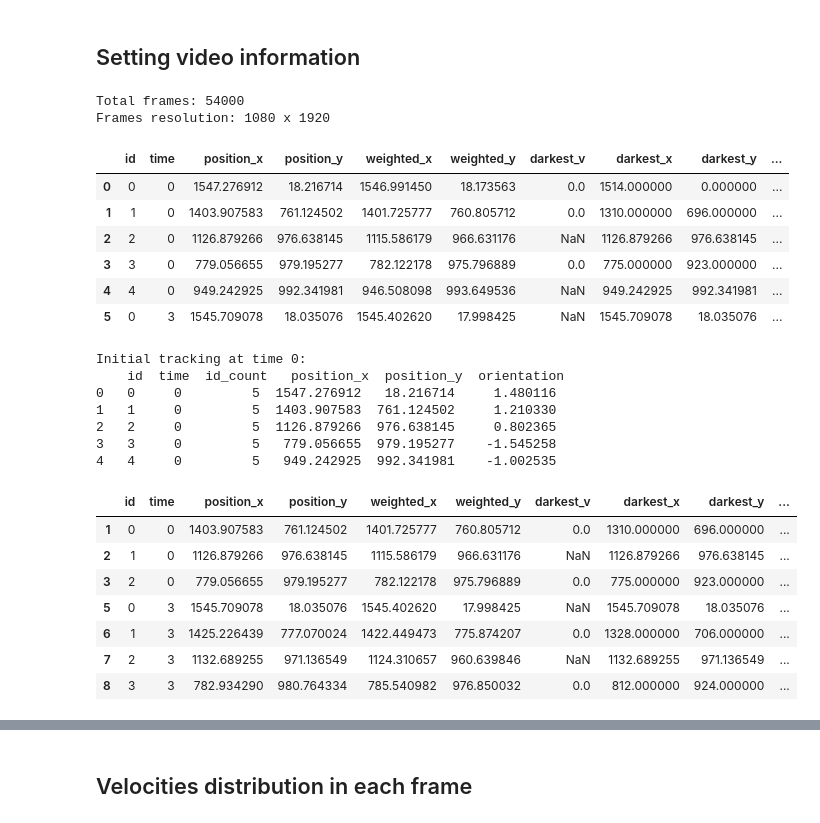
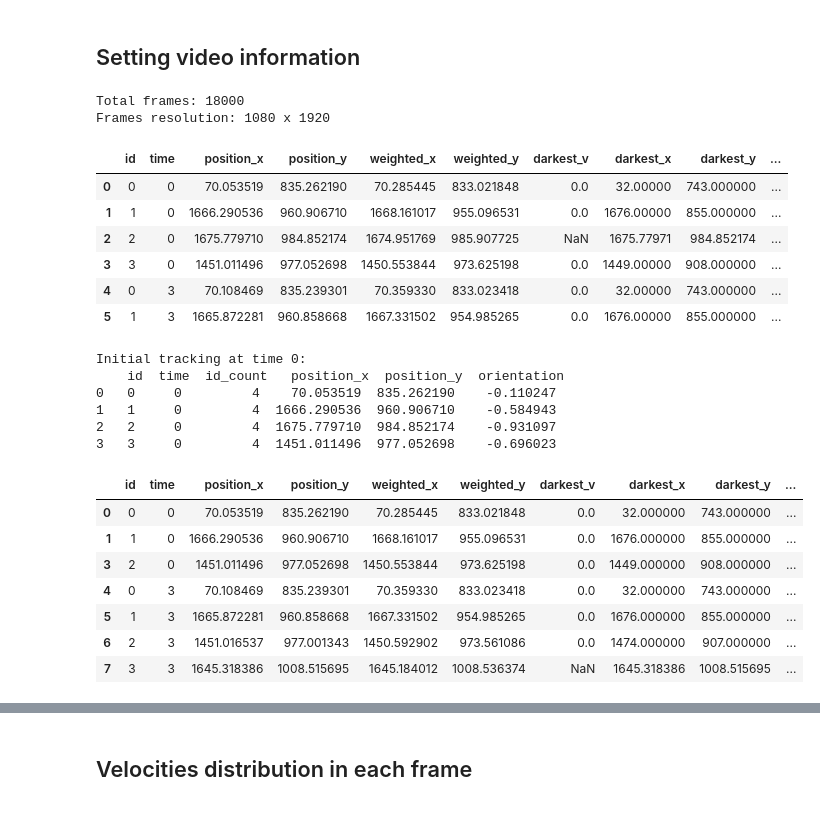
Before and after one commit to fsabrilb/High_Order_Interactions, a Jupyter notebook: tracking_videos/scripts/clustering_particles.ipynb, the cells around one changed output, grey strips where cells are left out. Cells and saved outputs as stored; diff of their text form; code cells hidden in the pictures.

```diff
--- a/tracking_videos/scripts/clustering_particles.ipynb
+++ b/tracking_videos/scripts/clustering_particles.ipynb
@@ -28,12 +28,12 @@ output_path = "../output_files"
 log_path = "../logs"
 input_generation_date = "2025-02-18"
 
-video_name = "3n_2m_1f_240216_1"
+video_name = "3n_2m_1f_240216_2"
 n_particles = int(video_name[0])
 save_figures = True
 save_tracking = True
 x_bounds = [0, 1080]
-y_bounds = [70, 1850]
+y_bounds = [50, 1870]
 x_zoom = [0, 1080]
 y_zoom = [0, 1920]
 # %% [markdown]
@@ -51,12 +51,12 @@ time = 0
 frame = reader.get_data(time)
 print("Frames resolution: {} x {}".format(frame.shape[0], frame.shape[1]))
 # %% [output]
-Total frames: 54000
+Total frames: 18000
 Frames resolution: 1080 x 1920
 # %%
 df_tracked = pd.concat([
-    pd.read_csv("{}/tracked_{}_0.csv".format(output_path, video_name), low_memory=False),
-    pd.read_csv("{}/tracked_{}_1.csv".format(output_path, video_name), low_memory=False)#,
+    pd.read_csv("{}/tracked_{}_0.csv".format(output_path, video_name), low_memory=False)#,
+    # pd.read_csv("{}/tracked_{}_1.csv".format(output_path, video_name), low_memory=False),
     # pd.read_csv("{}/tracked_{}_2.csv".format(output_path, video_name), low_memory=False),
     # pd.read_csv("{}/tracked_{}_3.csv".format(output_path, video_name), low_memory=False)#,
     # pd.read_csv("{}/tracked_{}_4.csv".format(output_path, video_name), low_memory=False),
@@ -72,52 +72,51 @@ if "coords_x" in df_tracked.columns:
 df_tracked.sort_values(["time", "id"]).head(2 * n_particles)
 # %% [output]
 |  | id | time | position_x | position_y | weighted_x | weighted_y | darkest_v | darkest_x | darkest_y | ... |
-| 0 | 0 | 0 | 1547.276912 | 18.216714 | 1546.991450 | 18.173563 | 0.0 | 1514.000000 | 0.000000 | ... |
-| 1 | 1 | 0 | 1403.907583 | 761.124502 | 1401.725777 | 760.805712 | 0.0 | 1310.000000 | 696.000000 | ... |
-| 2 | 2 | 0 | 1126.879266 | 976.638145 | 1115.586179 | 966.631176 | NaN | 1126.879266 | 976.638145 | ... |
-| 3 | 3 | 0 | 779.056655 | 979.195277 | 782.122178 | 975.796889 | 0.0 | 775.000000 | 923.000000 | ... |
-| 4 | 4 | 0 | 949.242925 | 992.341981 | 946.508098 | 993.649536 | NaN | 949.242925 | 992.341981 | ... |
-| 5 | 0 | 3 | 1545.709078 | 18.035076 | 1545.402620 | 17.998425 | NaN | 1545.709078 | 18.035076 | ... |
+| 0 | 0 | 0 | 70.053519 | 835.262190 | 70.285445 | 833.021848 | 0.0 | 32.00000 | 743.000000 | ... |
+| 1 | 1 | 0 | 1666.290536 | 960.906710 | 1668.161017 | 955.096531 | 0.0 | 1676.00000 | 855.000000 | ... |
+| 2 | 2 | 0 | 1675.779710 | 984.852174 | 1674.951769 | 985.907725 | NaN | 1675.77971 | 984.852174 | ... |
+| 3 | 3 | 0 | 1451.011496 | 977.052698 | 1450.553844 | 973.625198 | 0.0 | 1449.00000 | 908.000000 | ... |
+| 4 | 0 | 3 | 70.108469 | 835.239301 | 70.359330 | 833.023418 | 0.0 | 32.00000 | 743.000000 | ... |
+| 5 | 1 | 3 | 1665.872281 | 960.858668 | 1667.331502 | 954.985265 | 0.0 | 1676.00000 | 855.000000 | ... |
 # %%
 # Manual Setup for time = 0
 tracking_0 = df_tracked[df_tracked["time"] == 0]
 cols = ["id", "time", "id_count", "position_x", "position_y", "orientation"]
 print("Initial tracking at time 0:\n", tracking_0[cols])
 
 if tracking_0.shape[0] != n_particles:
     # Manual fitting of initial time tracking
     tracking_0 = tracking_0.drop_duplicates(subset=["id"], keep="first")
-    tracking_0 = tracking_0[tracking_0["id"].isin([1, 2, 3])]
+    tracking_0 = tracking_0[tracking_0["id"].isin([0, 1, 3])]
     tracking_0["id"] = np.arange(n_particles)
     tracking_0["orientation"] = np.array([
-        tracking_0["orientation"].values[0],
+        -tracking_0["orientation"].values[0],
         -tracking_0["orientation"].values[1],
         -tracking_0["orientation"].values[2]
     ])
 
     # Replace the manual setting
     df_tracked = pd.concat([
         tracking_0,
         df_tracked[df_tracked["time"] != 0]
     ]).sort_values(["id", "time"])
 
 df_tracked.sort_values(["time", "id"]).head(2 * n_particles + 1)
 # %% [output]
 Initial tracking at time 0:
     id  time  id_count   position_x  position_y  orientation
-0   0     0         5  1547.276912   18.216714     1.480116
-1   1     0         5  1403.907583  761.124502     1.210330
-2   2     0         5  1126.879266  976.638145     0.802365
-3   3     0         5   779.056655  979.195277    -1.545258
-4   4     0         5   949.242925  992.341981    -1.002535
+0   0     0         4    70.053519  835.262190    -0.110247
+1   1     0         4  1666.290536  960.906710    -0.584943
+2   2     0         4  1675.779710  984.852174    -0.931097
+3   3     0         4  1451.011496  977.052698    -0.696023
 |  | id | time | position_x | position_y | weighted_x | weighted_y | darkest_v | darkest_x | darkest_y | ... |
-| 1 | 0 | 0 | 1403.907583 | 761.124502 | 1401.725777 | 760.805712 | 0.0 | 1310.000000 | 696.000000 | ... |
-| 2 | 1 | 0 | 1126.879266 | 976.638145 | 1115.586179 | 966.631176 | NaN | 1126.879266 | 976.638145 | ... |
-| 3 | 2 | 0 | 779.056655 | 979.195277 | 782.122178 | 975.796889 | 0.0 | 775.000000 | 923.000000 | ... |
-| 5 | 0 | 3 | 1545.709078 | 18.035076 | 1545.402620 | 17.998425 | NaN | 1545.709078 | 18.035076 | ... |
-| 6 | 1 | 3 | 1425.226439 | 777.070024 | 1422.449473 | 775.874207 | 0.0 | 1328.000000 | 706.000000 | ... |
-| 7 | 2 | 3 | 1132.689255 | 971.136549 | 1124.310657 | 960.639846 | NaN | 1132.689255 | 971.136549 | ... |
-| 8 | 3 | 3 | 782.934290 | 980.764334 | 785.540982 | 976.850032 | 0.0 | 812.000000 | 924.000000 | ... |
+| 0 | 0 | 0 | 70.053519 | 835.262190 | 70.285445 | 833.021848 | 0.0 | 32.000000 | 743.000000 | ... |
+| 1 | 1 | 0 | 1666.290536 | 960.906710 | 1668.161017 | 955.096531 | 0.0 | 1676.000000 | 855.000000 | ... |
+| 3 | 2 | 0 | 1451.011496 | 977.052698 | 1450.553844 | 973.625198 | 0.0 | 1449.000000 | 908.000000 | ... |
+| 4 | 0 | 3 | 70.108469 | 835.239301 | 70.359330 | 833.023418 | 0.0 | 32.000000 | 743.000000 | ... |
+| 5 | 1 | 3 | 1665.872281 | 960.858668 | 1667.331502 | 954.985265 | 0.0 | 1676.000000 | 855.000000 | ... |
+| 6 | 2 | 3 | 1451.016537 | 977.001343 | 1450.592902 | 973.561086 | 0.0 | 1474.000000 | 907.000000 | ... |
+| 7 | 3 | 3 | 1645.318386 | 1008.515695 | 1645.184012 | 1008.536374 | NaN | 1645.318386 | 1008.515695 | ... |
 # %%
 df_tracked.sort_values(["time", "id"]).tail(5)
 # %% [output]
```
Also changed, not shown: parts of 10 cells of this notebook, 2 other files.
